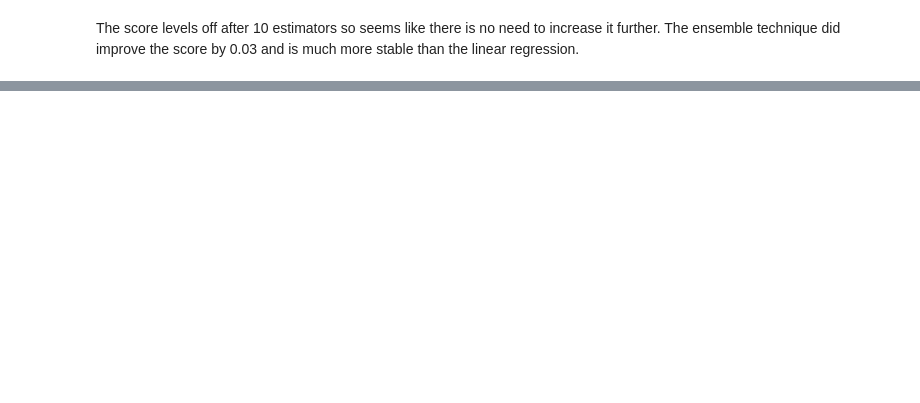
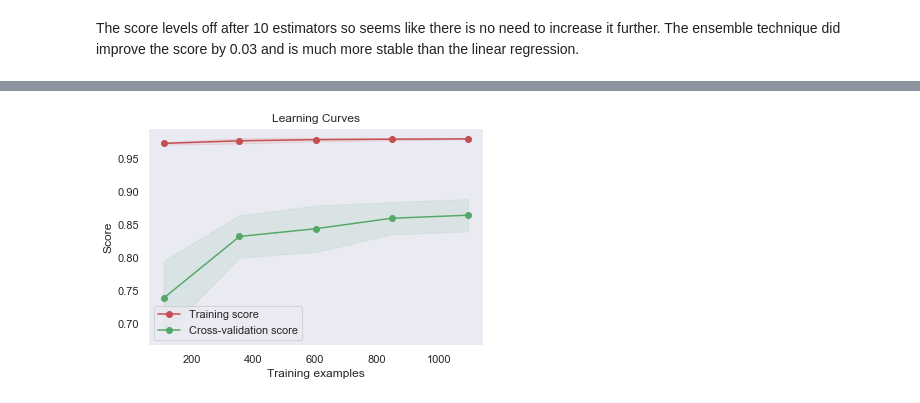
Before and after one commit to mjstern/ga-customer-revenue-prediction, a Jupyter notebook: notebooks/Random-Forest.ipynb, the cells around one changed output, grey strips where cells are left out. Saved outputs shown, nothing was run; the diff lists cells and outputs as text; code cells hidden in the pictures; blank space fills up the shorter version.

```diff
--- a/notebooks/Random-Forest.ipynb
+++ b/notebooks/Random-Forest.ipynb
@@ -54,0 +81,6 @@ The score levels off after 10 estimators so seems like there is no need to incre
+# %%
+from plot_learning_curve import plot_learning_curve
+
+title = 'Learning Curves'
+plot_learning_curve(model,title,X,y,cv = cv_split)
+# %% [output]
@@ -54,0 +88 @@ The score levels off after 10 estimators so seems like there is no need to incre
+[figure, added]
```
Also changed, not shown: parts of 8 cells of this notebook, 3 other files.
